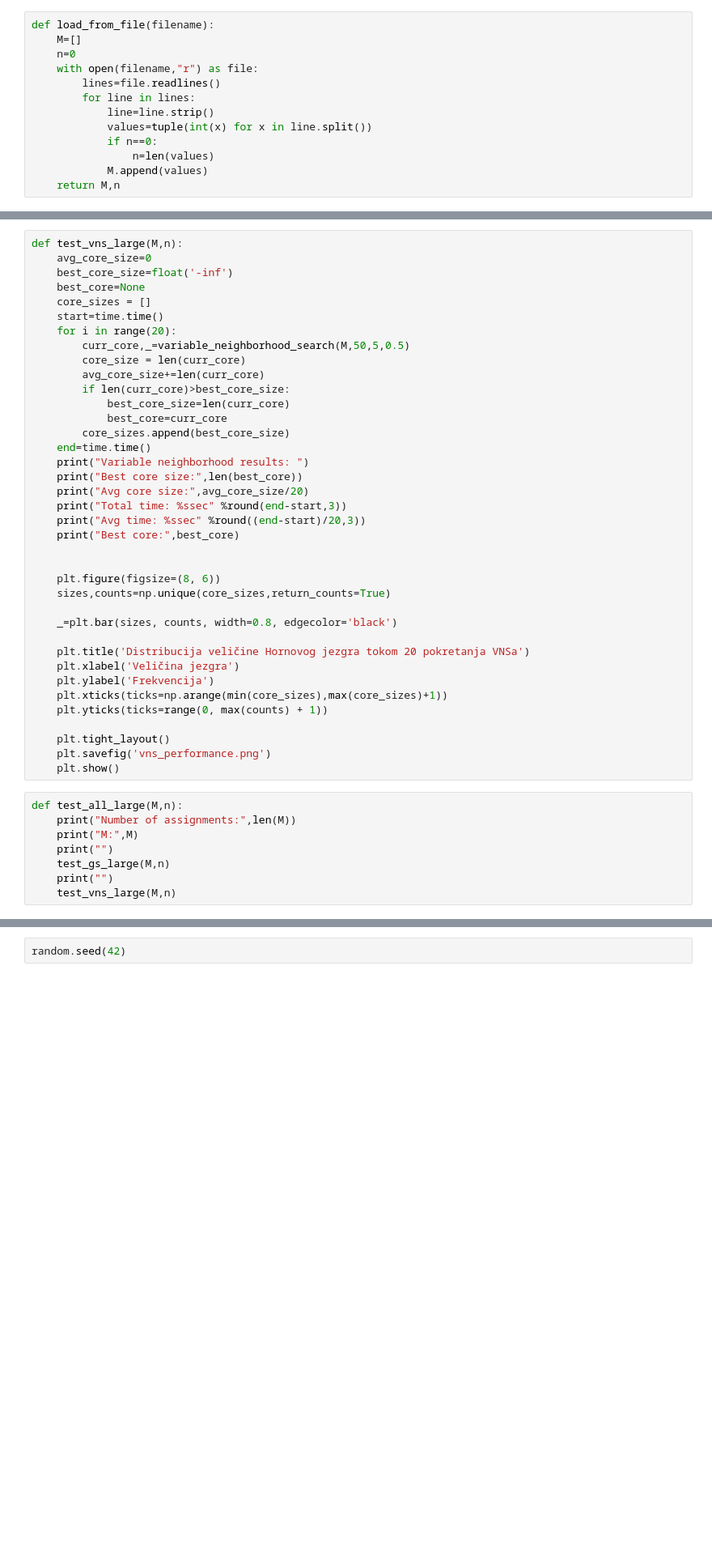
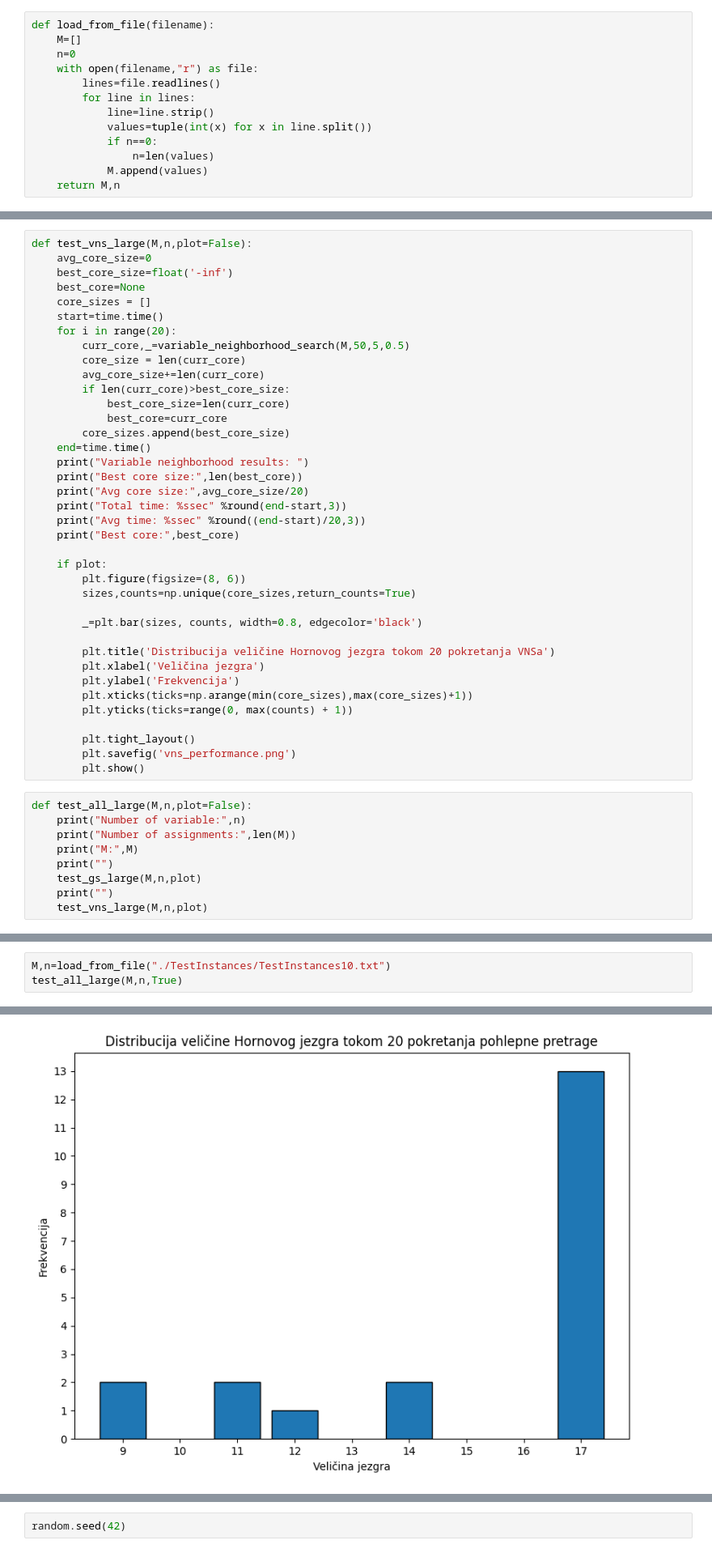
Before and after one commit to NikolaBelak17/master, a Jupyter notebook: test_large.ipynb, the cells around one changed output, grey strips where cells are left out. Shown at 81% size. Saved outputs shown, nothing was run; the diff lists cells and outputs as text; blank space fills up the shorter version.

```diff
--- a/test_large.ipynb
+++ b/test_large.ipynb
@@ -63,5 +64,5 @@ def test_gs_large(M,n):
 # %%
-def test_vns_large(M,n):
+def test_vns_large(M,n,plot=False):
     avg_core_size=0
     best_core_size=float('-inf')
     best_core=None
@@ -83,29 +84,30 @@ def test_vns_large(M,n):
     print("Avg time: %ssec" %round((end-start)/20,3))
     print("Best core:",best_core)
 
+    if plot:
+        plt.figure(figsize=(8, 6))
+        sizes,counts=np.unique(core_sizes,return_counts=True)
 
-    plt.figure(figsize=(8, 6))
-    sizes,counts=np.unique(core_sizes,return_counts=True)
+        _=plt.bar(sizes, counts, width=0.8, edgecolor='black')
 
-    _=plt.bar(sizes, counts, width=0.8, edgecolor='black')
+        plt.title('Distribucija veličine Hornovog jezgra tokom 20 pokretanja VNSa')
+        plt.xlabel('Veličina jezgra')
+        plt.ylabel('Frekvencija')
+        plt.xticks(ticks=np.arange(min(core_sizes),max(core_sizes)+1))
+        plt.yticks(ticks=range(0, max(counts) + 1))
 
-    plt.title('Distribucija veličine Hornovog jezgra tokom 20 pokretanja VNSa')
-    plt.xlabel('Veličina jezgra')
-    plt.ylabel('Frekvencija')
-    plt.xticks(ticks=np.arange(min(core_sizes),max(core_sizes)+1))
-    plt.yticks(ticks=range(0, max(counts) + 1))
-
-    plt.tight_layout()
-    plt.savefig('vns_performance.png')
-    plt.show()
+        plt.tight_layout()
+        plt.savefig('vns_performance.png')
+        plt.show()
 # %%
-def test_all_large(M,n):
+def test_all_large(M,n,plot=False):
+    print("Number of variable:",n)
     print("Number of assignments:",len(M))
     print("M:",M)
     print("")
-    test_gs_large(M,n)
+    test_gs_large(M,n,plot)
     print("")
-    test_vns_large(M,n)
+    test_vns_large(M,n,plot)
 # %%
 M,n=load_from_file("./TestInstances/TestInstances3.txt")
 test_all_large(M,n)
@@ -171,0 +258,4 @@ Best core: [(0, 1, 0, 0, 0, 0, 0, 1, 0), (1, 1, 0, 0, 0, 0, 1, 1, 1), (1, 0, 1,
+# %%
+M,n=load_from_file("./TestInstances/TestInstances10.txt")
+test_all_large(M,n,True)
+# %% [output]
@@ -171,0 +272 @@ Best core: [(0, 1, 0, 0, 0, 0, 0, 1, 0), (1, 1, 0, 0, 0, 0, 1, 1, 1), (1, 0, 1,
+[figure, added]
```
Also changed, not shown: parts of 19 cells of this notebook, 31 other files.
